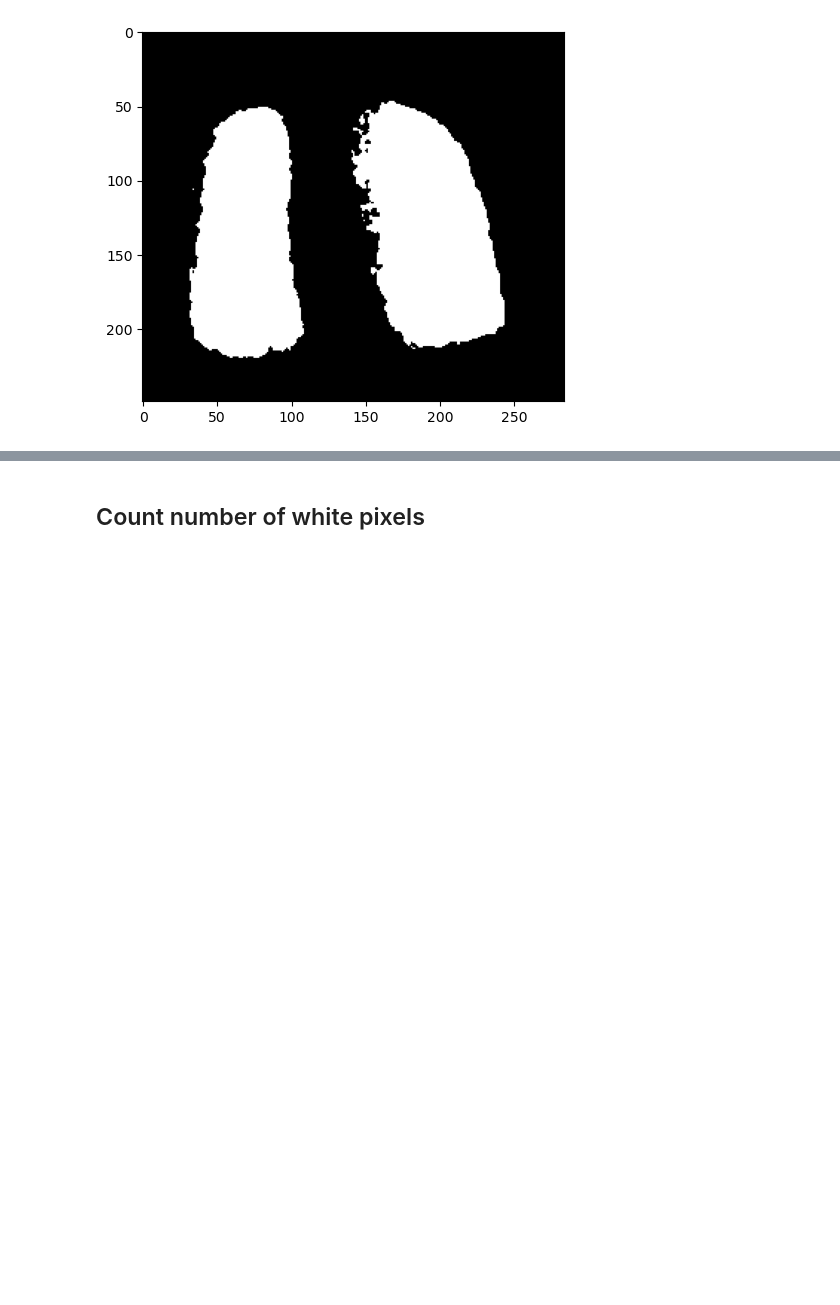
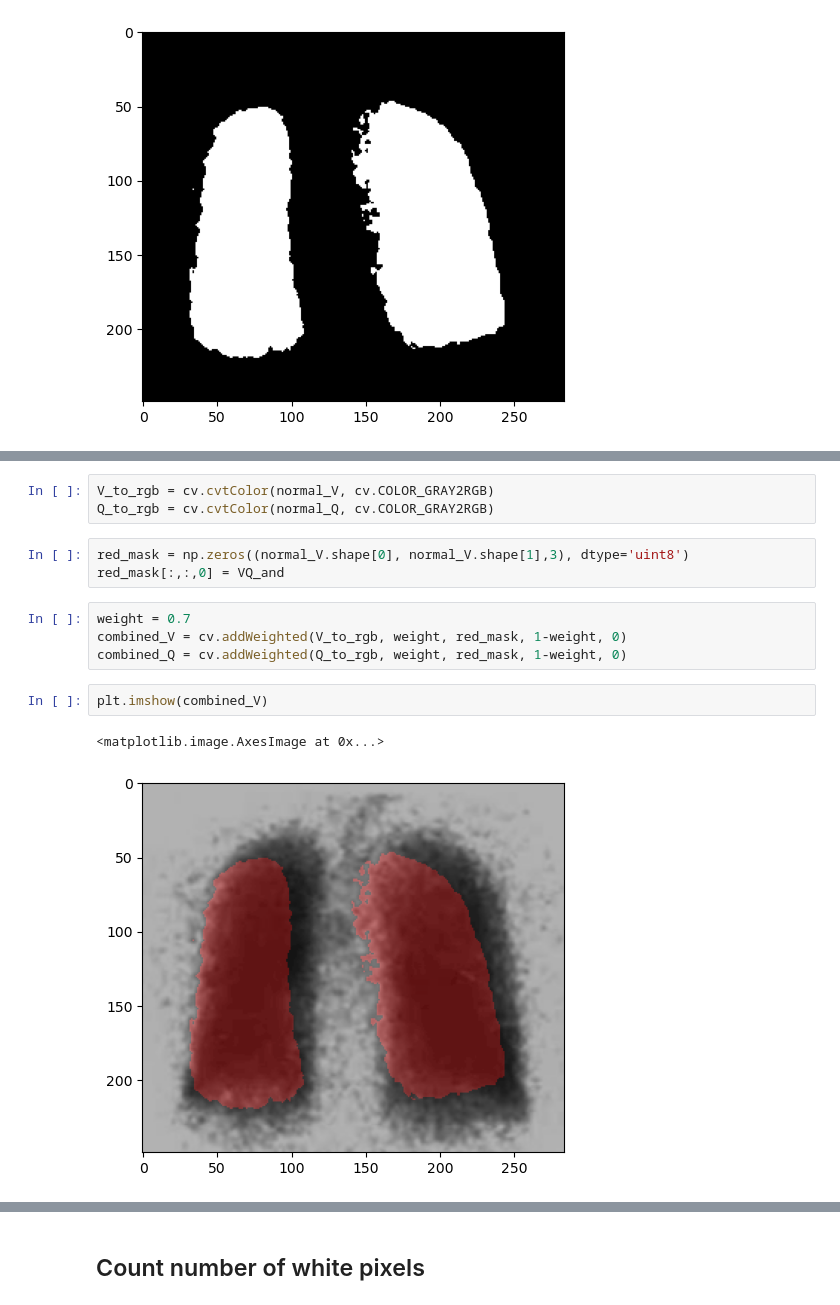
Before and after one commit to monkeygobah/code_grand_rounds, a Jupyter notebook: cv_md/vq_scan.ipynb, the cells around one changed output, grey strips where cells are left out. Cells and saved outputs as stored; diff of their text form; blank space fills up the shorter version.

```diff
--- a/cv_md/vq_scan.ipynb
+++ b/cv_md/vq_scan.ipynb
@@ -53,0 +57,15 @@ plt.imshow(VQ_and, cmap='gray')
+# %%
+V_to_rgb = cv.cvtColor(normal_V, cv.COLOR_GRAY2RGB)
+Q_to_rgb = cv.cvtColor(normal_Q, cv.COLOR_GRAY2RGB)
+# %%
+red_mask = np.zeros((normal_V.shape[0], normal_V.shape[1],3), dtype='uint8')
+red_mask[:,:,0] = VQ_and
+# %%
+weight = 0.7
+combined_V = cv.addWeighted(V_to_rgb, weight, red_mask, 1-weight, 0)
+combined_Q = cv.addWeighted(Q_to_rgb, weight, red_mask, 1-weight, 0)
+# %%
+plt.imshow(combined_V)
+# %% [output]
+<matplotlib.image.AxesImage at 0x...>
+[figure, added]
```
Also changed, not shown: parts of 2 cells of this notebook, 1 other file.
